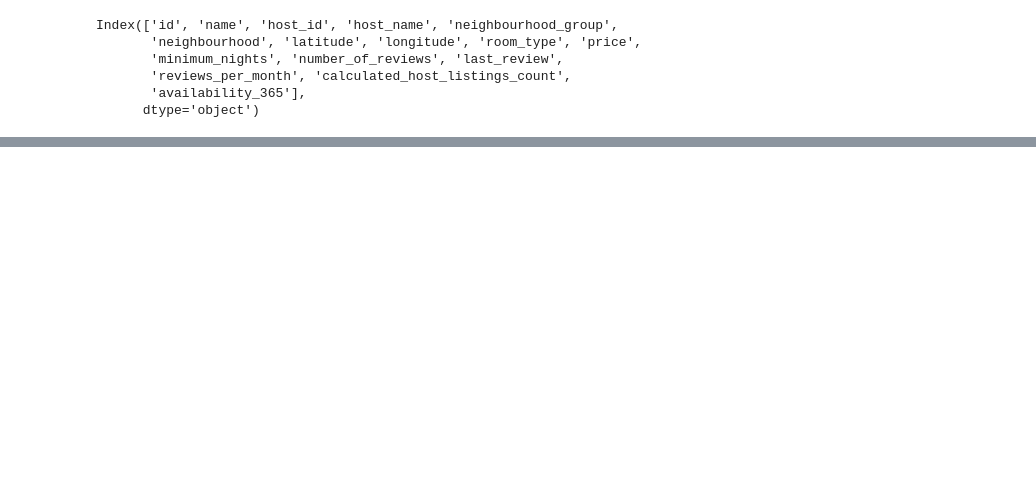
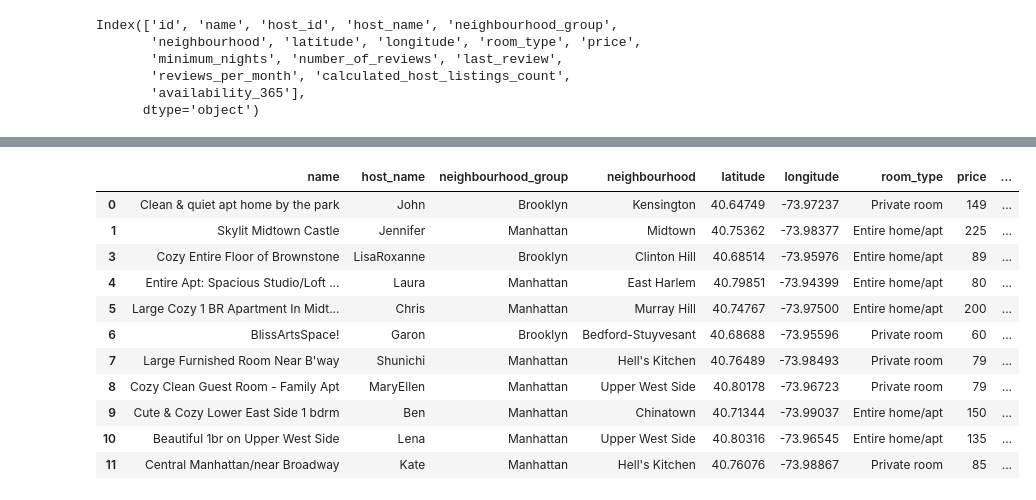
Before and after one commit to Aman-Abdulla/python-with-data-science-, a Jupyter notebook: Project/nyc_airbnb.ipynb, the cells around one changed output, grey strips where cells are left out. Drawn from its saved outputs; the diff is of its cells as text; code cells hidden in the pictures; blank space fills up the shorter version.

```diff
--- a/Project/nyc_airbnb.ipynb
+++ b/Project/nyc_airbnb.ipynb
@@ -41,3 +72,18 @@ Index(['id', 'name', 'host_id', 'host_name', 'neighbourhood_group',
+# %%
+airbnb.head(11)
+# %% [output]
+|  | name | host_name | neighbourhood_group | neighbourhood | latitude | longitude | room_type | price | ... |
+| 0 | Clean & quiet apt home by the park | John | Brooklyn | Kensington | 40.64749 | -73.97237 | Private room | 149 | ... |
+| 1 | Skylit Midtown Castle | Jennifer | Manhattan | Midtown | 40.75362 | -73.98377 | Entire home/apt | 225 | ... |
+| 3 | Cozy Entire Floor of Brownstone | LisaRoxanne | Brooklyn | Clinton Hill | 40.68514 | -73.95976 | Entire home/apt | 89 | ... |
+| 4 | Entire Apt: Spacious Studio/Loft ... | Laura | Manhattan | East Harlem | 40.79851 | -73.94399 | Entire home/apt | 80 | ... |
+| 5 | Large Cozy 1 BR Apartment In Midt... | Chris | Manhattan | Murray Hill | 40.74767 | -73.97500 | Entire home/apt | 200 | ... |
+| 6 | BlissArtsSpace! | Garon | Brooklyn | Bedford-Stuyvesant | 40.68688 | -73.95596 | Private room | 60 | ... |
+| 7 | Large Furnished Room Near B'way | Shunichi | Manhattan | Hell's Kitchen | 40.76489 | -73.98493 | Private room | 79 | ... |
+| 8 | Cozy Clean Guest Room - Family Apt | MaryEllen | Manhattan | Upper West Side | 40.80178 | -73.96723 | Private room | 79 | ... |
+| 9 | Cute & Cozy Lower East Side 1 bdrm | Ben | Manhattan | Chinatown | 40.71344 | -73.99037 | Entire home/apt | 150 | ... |
+| 10 | Beautiful 1br on Upper West Side | Lena | Manhattan | Upper West Side | 40.80316 | -73.96545 | Entire home/apt | 135 | ... |
+| 11 | Central Manhattan/near Broadway | Kate | Manhattan | Hell's Kitchen | 40.76076 | -73.98867 | Private room | 85 | ... |
 # %%
 airbnb.shape
 # %% [output]
```
Also changed, not shown: parts of 12 cells of this notebook.
